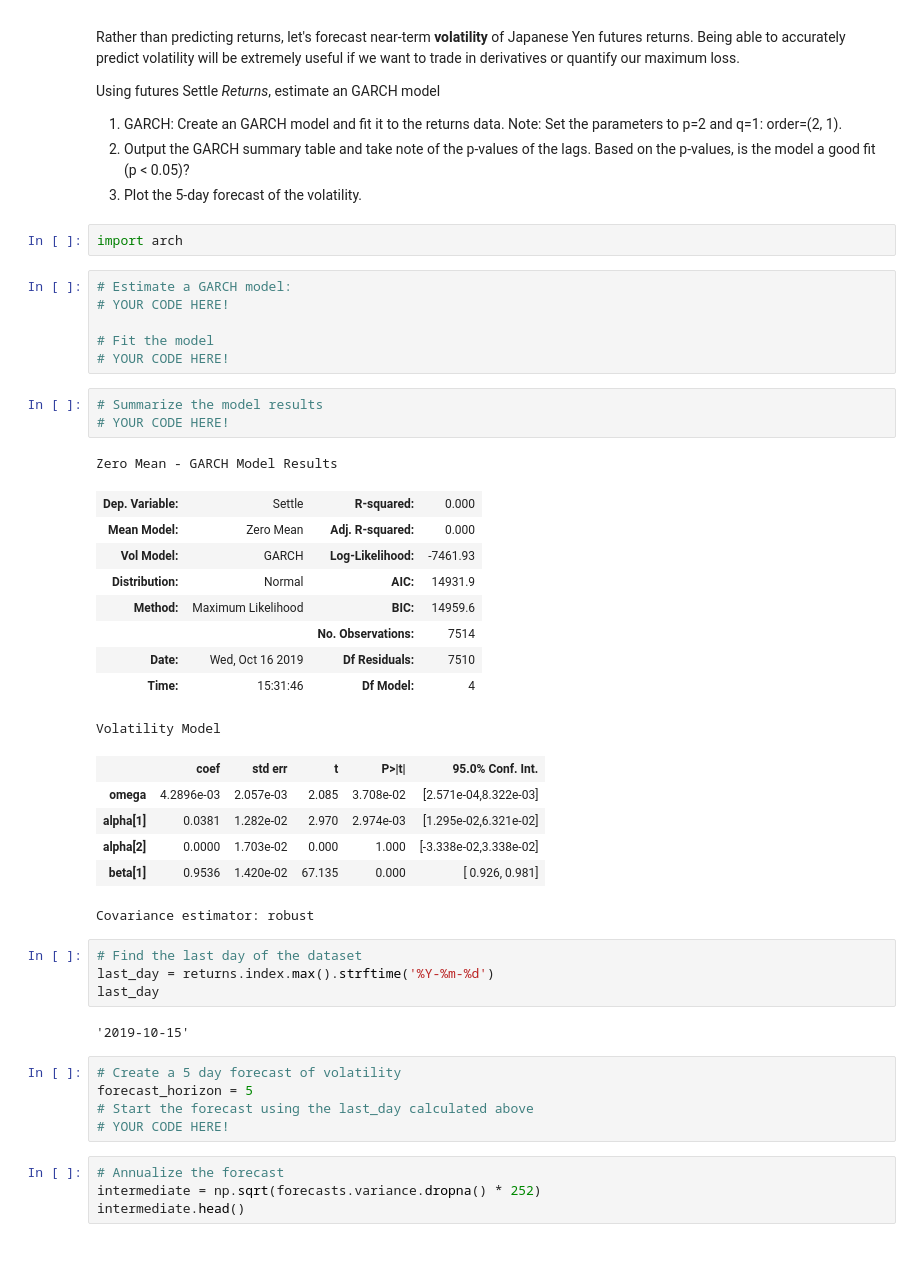
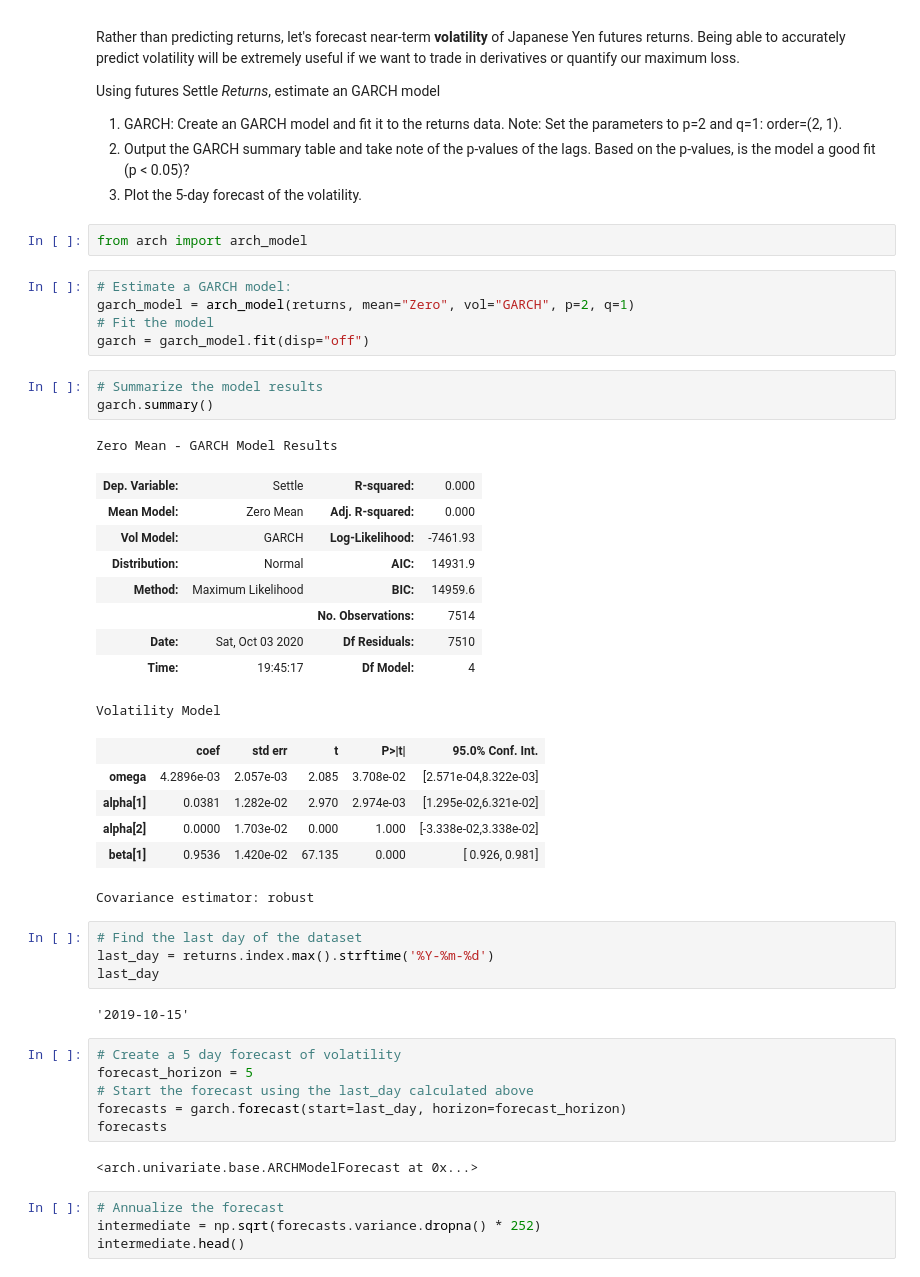
Before and after one commit to svcnygard2/Unit-10-A-Yen-for-the-Future, a Jupyter notebook: time_series_analysis.ipynb, the cells around one changed output. Cells and saved outputs as stored; diff of their text form.

```diff
--- a/time_series_analysis.ipynb
+++ b/time_series_analysis.ipynb
@@ -225,27 +220,26 @@ Using futures Settle *Returns*, estimate an GARCH model
 1. GARCH: Create an GARCH model and fit it to the returns data. Note: Set the parameters to p=2 and q=1: order=(2, 1).
 2. Output the GARCH summary table and take note of the p-values of the lags. Based on the p-values, is the model a good fit (p < 0.05)?
 3. Plot the 5-day forecast of the volatility.
-# %%
-import arch
-# %%
-# Estimate a GARCH model:
-# YOUR CODE HERE!
-
-# Fit the model
-# YOUR CODE HERE!
+# %%
+from arch import arch_model
+# %%
+# Estimate a GARCH model:
+garch_model = arch_model(returns, mean="Zero", vol="GARCH", p=2, q=1)
+# Fit the model
+garch = garch_model.fit(disp="off")
 # %%
 # Summarize the model results
-# YOUR CODE HERE!
+garch.summary()
 # %% [output]
 Zero Mean - GARCH Model Results
 | Dep. Variable: | Settle | R-squared: | 0.000 |
 | Mean Model: | Zero Mean | Adj. R-squared: | 0.000 |
 | Vol Model: | GARCH | Log-Likelihood: | -7461.93 |
 | Distribution: | Normal | AIC: | 14931.9 |
 | Method: | Maximum Likelihood | BIC: | 14959.6 |
 |  |  | No. Observations: | 7514 |
-| Date: | Wed, Oct 16 2019 | Df Residuals: | 7510 |
-| Time: | 15:31:46 | Df Model: | 4 |
+| Date: | Sat, Oct 03 2020 | Df Residuals: | 7510 |
+| Time: | 19:45:17 | Df Model: | 4 |
 Volatility Model
 |  | coef | std err | t | P>|t| | 95.0% Conf. Int. |
 | omega | 4.2896e-03 | 2.057e-03 | 2.085 | 3.708e-02 | [2.571e-04,8.322e-03] |
@@ -263,7 +257,10 @@ last_day
 # Create a 5 day forecast of volatility
 forecast_horizon = 5
 # Start the forecast using the last_day calculated above
-# YOUR CODE HERE!
+forecasts = garch.forecast(start=last_day, horizon=forecast_horizon)
+forecasts
+# %% [output]
+<arch.univariate.base.ARCHModelForecast at 0x...>
 # %%
 # Annualize the forecast
 intermediate = np.sqrt(forecasts.variance.dropna() * 252)
```
Also changed, not shown: parts of 13 cells of this notebook.
